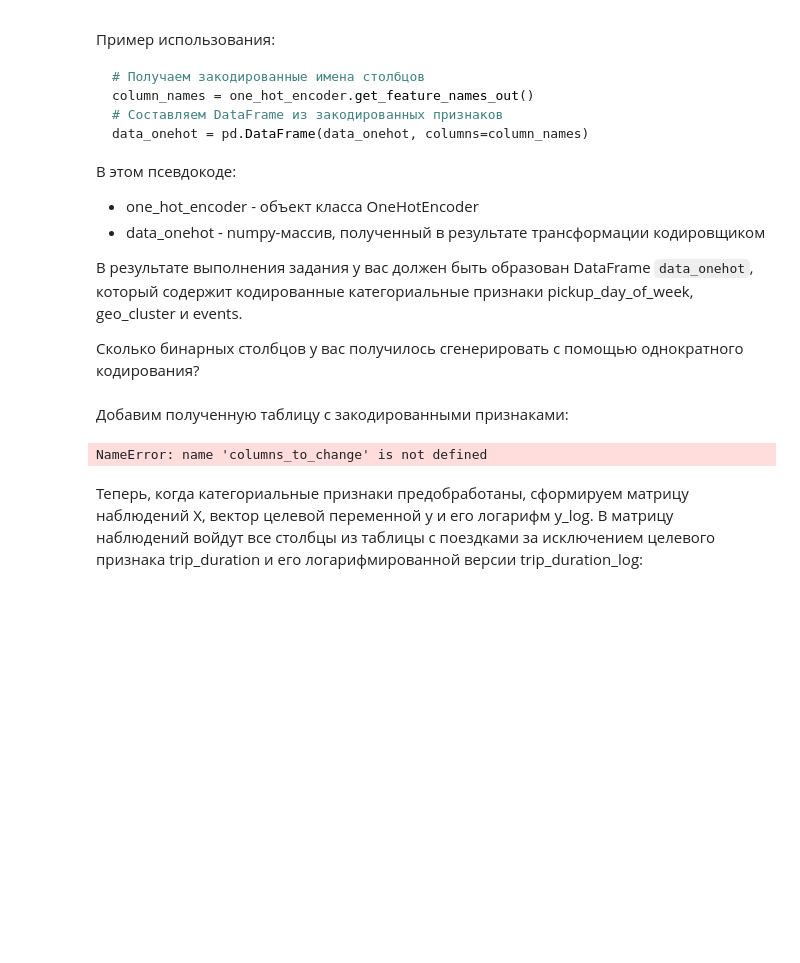
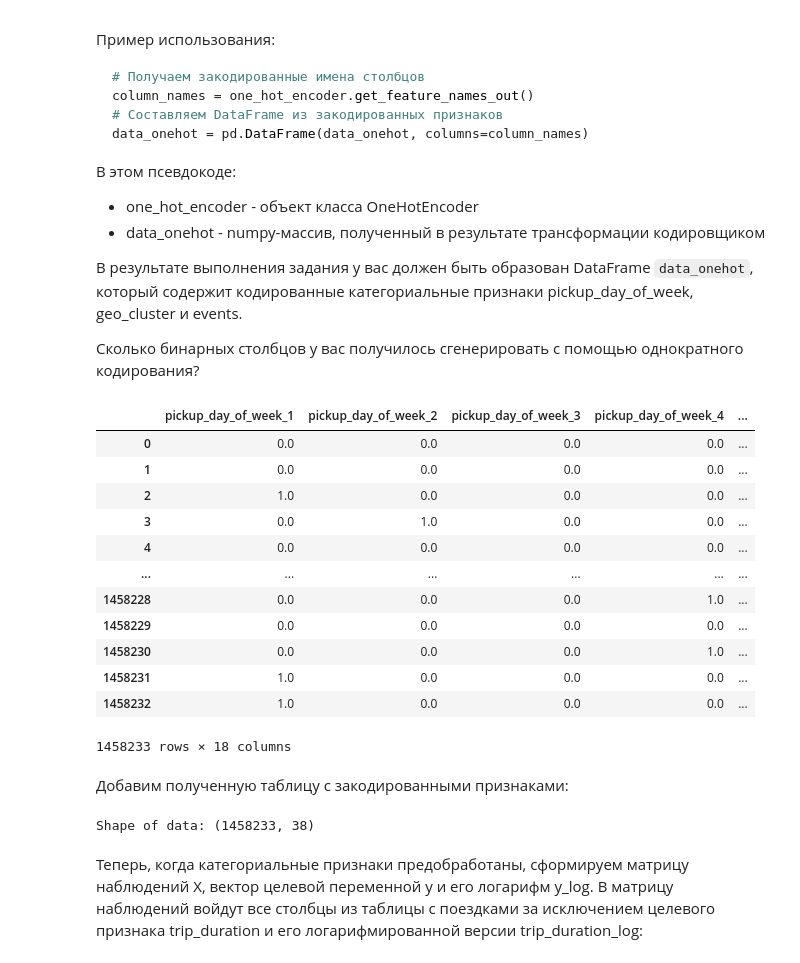
Before and after one commit to dmitruy11/PROJEKT-5, a Jupyter notebook: Project-5._Ноутбук-шаблон.ipynb, the cells around one changed output. Drawn from its saved outputs; the diff is of its cells as text; code cells hidden in the pictures; blank space fills up the shorter version.

```diff
--- a/Project-5._Ноутбук-шаблон.ipynb
+++ b/Project-5._Ноутбук-шаблон.ipynb
@@ -764,3 +764,5 @@ train_data.head()
 г) Исключите выбранные в пунктах а) и в) признаки из исходной таблицы с данными. Сколько столбцов в таблице у вас осталось?
 # %%
 # ваш код здесь
+train_data = train_data.drop(['id', 'dropoff_datetime'], axis=1)
+train_data.shape
@@ -785,0 +788,4 @@ Shape of data:  (1458233, 25)
+# %%
+# ваш код здесь
+train_data['vendor_id'] = train_data['vendor_id'].apply(lambda x: 0 if x == 1 else 1)
+train_data['store_and_fwd_flag'] = train_data['store_and_fwd_flag'].apply(lambda x: 0 if x == 'N' else 1)
@@ -811,3 +823,27 @@ data_onehot = pd.DataFrame(data_onehot, columns=column_names)
+# %%
+# ваш код здесь
+columns_to_change = ['pickup_day_of_week', 'geo_cluster', 'events']
+from sklearn.preprocessing import OneHotEncoder
+
+encoder = OneHotEncoder(drop='first')
+data_onehot = encoder.fit_transform(train_data[['pickup_day_of_week', 'geo_cluster', 'events']]).toarray()
+column_names = encoder.get_feature_names_out(columns_to_change)
+data_onehot = pd.DataFrame(data_onehot, columns=column_names)
+data_onehot
+# %% [output]
+|  | pickup_day_of_week_1 | pickup_day_of_week_2 | pickup_day_of_week_3 | pickup_day_of_week_4 | ... |
+| 0 | 0.0 | 0.0 | 0.0 | 0.0 | ... |
+| 1 | 0.0 | 0.0 | 0.0 | 0.0 | ... |
+| 2 | 1.0 | 0.0 | 0.0 | 0.0 | ... |
+| 3 | 0.0 | 1.0 | 0.0 | 0.0 | ... |
+| 4 | 0.0 | 0.0 | 0.0 | 0.0 | ... |
+| ... | ... | ... | ... | ... | ... |
+| 1458228 | 0.0 | 0.0 | 0.0 | 1.0 | ... |
+| 1458229 | 0.0 | 0.0 | 0.0 | 0.0 | ... |
+| 1458230 | 0.0 | 0.0 | 0.0 | 1.0 | ... |
+| 1458231 | 1.0 | 0.0 | 0.0 | 0.0 | ... |
+| 1458232 | 1.0 | 0.0 | 0.0 | 0.0 | ... |
+1458233 rows × 18 columns
 # %% [markdown]
 Добавим полученную таблицу с закодированными признаками:
 # %%
@@ -817,7 +853,7 @@ train_data = pd.concat(
 )
 print('Shape of data: {}'.format(train_data.shape))
 # %% [output]
-NameError: name 'columns_to_change' is not defined
+Shape of data: (1458233, 38)
 # %% [markdown]
 Теперь, когда категориальные признаки предобработаны, сформируем матрицу наблюдений X, вектор целевой переменной y и его логарифм y_log. В матрицу наблюдений войдут все столбцы из таблицы с поездками за исключением целевого признака trip_duration и его логарифмированной версии trip_duration_log:
 # %%
```
Also changed, not shown: parts of 38 cells of this notebook.
